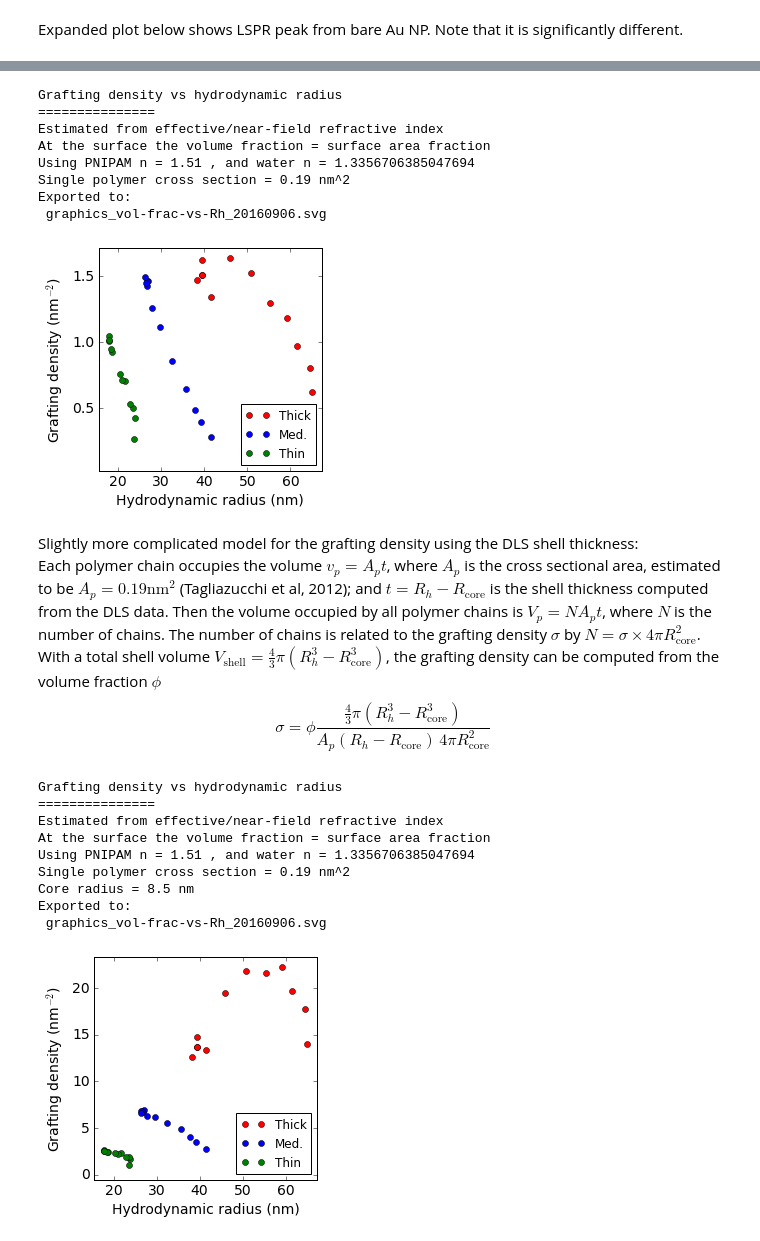
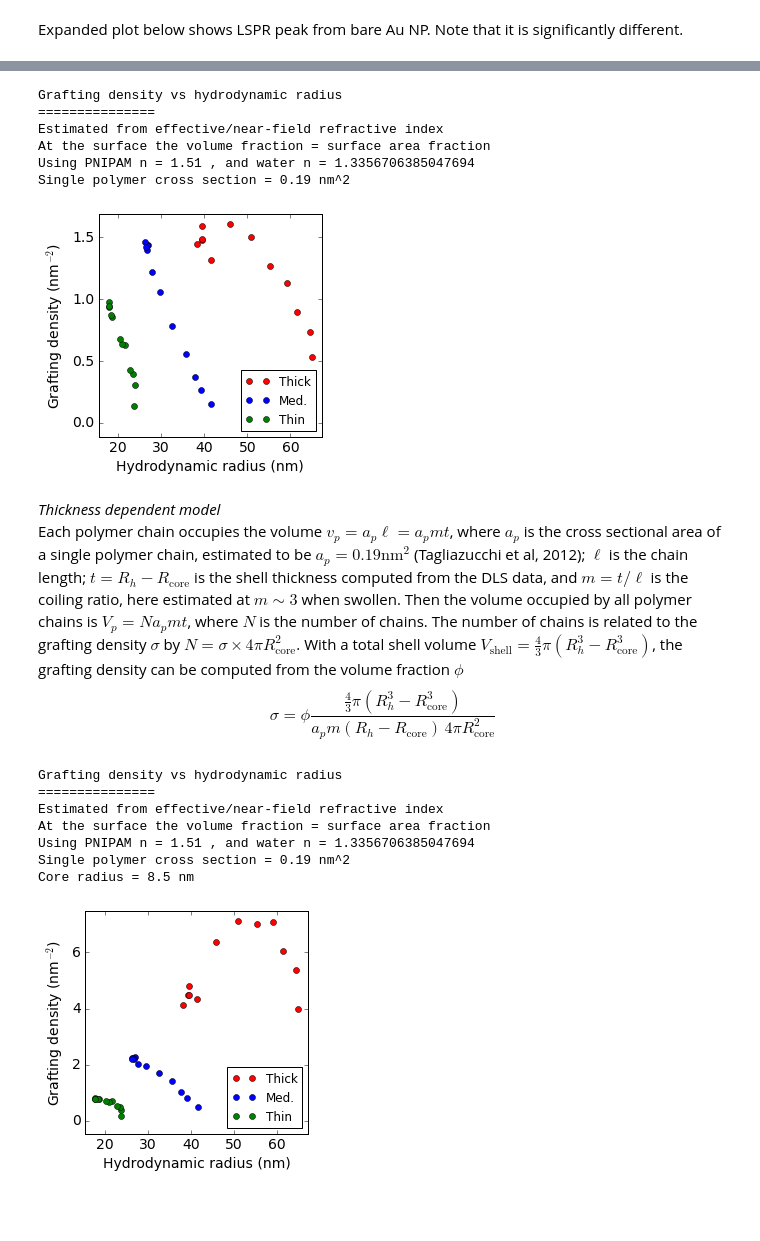
Before and after one commit to jpsfitz/nanooptics, a Jupyter notebook: AuNPs and shell structure.ipynb, the cells around one changed output, grey strips where cells are left out. Drawn from its saved outputs; the diff is of its cells as text; code cells hidden in the pictures; blank space fills up the shorter version.

```diff
--- a/AuNPs and shell structure.ipynb
+++ b/AuNPs and shell structure.ipynb
@@ -1208,9 +1986,8 @@ def plotAndSave ():
     ## Save and display
     timestamp = ('{:%Y%m%d}'.format(datetime.datetime.now()))
     exportFormat = '.svg'
-    filename = "graphics_"+"lspr-wl-nm-vs-nmed_" + timestamp + exportFormat
-    pylab.savefig(filename, transparent=True)
-    print("Exported to:\n", filename)
+    filename = "graphics/" + timestamp + "_lspr-wl-nm-vs-nmed" + exportFormat
+    pylab.savefig(filename); print("Exported to:\n", filename)
     pylab.show()
 
 plotAndSave()
@@ -1239,9 +2101,9 @@ def plotAndSave ():
     x3, y3 = x[len(spectraTemps[0])+len(spectraTemps[1])+1:], y[len(spectraTemps[0])+len(spectraTemps[1])+1:]
 
     ## Specific format options
-    pylab.plot(x1, y1, 'o', color='red', label="Thick")
-    pylab.plot(x2, y2, 'o', color='blue', label="Med.")
-    pylab.plot(x3, y3, 'o', color='green', label="Thin")
+    pylab.plot(x1, y1, 'o:', color='red', label="Thick")
+    pylab.plot(x2, y2, 'o:', color='blue', label="Med.")
+    pylab.plot(x3, y3, 'o:', color='green', label="Thin")
     pylab.ylabel("Effective refractive index")
     pylab.xlabel("Hydrodynamic radius (nm)")
     pylab.legend(loc='lower right', fontsize=12)
@@ -1261,9 +2123,8 @@ def plotAndSave ():
     ## Save and display
     timestamp = ('{:%Y%m%d}'.format(datetime.datetime.now()))
     exportFormat = '.svg'
-    filename = "graphics_"+"wl-LSPR-vs-Rh_" + timestamp + exportFormat
-    pylab.savefig(filename, transparent=True)
-    print("Exported to:\n", filename)
+    filename = "graphics/" + timestamp + "_wl-LSPR-vs-Rh" + exportFormat
+    pylab.savefig(filename, transparent=True); print("Exported to:\n", filename)
     pylab.show()
 
 plotAndSave()
@@ -1297,9 +2160,9 @@ def plotAndSave ():
     x3, y3 = x[len(spectraTemps[0])+len(spectraTemps[1])+1:], y[len(spectraTemps[0])+len(spectraTemps[1])+1:]
 
     ## Specific format options
-    pylab.plot(x1, y1, 'o', color='red', label="Thick")
-    pylab.plot(x2, y2, 'o', color='blue', label="Med.")
-    pylab.plot(x3, y3, 'o', color='green', label="Thin")
+    pylab.plot(x1, y1, 'o:', color='red', label="Thick")
+    pylab.plot(x2, y2, 'o:', color='blue', label="Med.")
+    pylab.plot(x3, y3, 'o:', color='green', label="Thin")
     pylab.ylabel("Polymer volume fraction (%)")
     pylab.xlabel("Hydrodynamic radius (nm)")
     pylab.legend(loc='lower right', fontsize=12)
@@ -1319,9 +2182,8 @@ def plotAndSave ():
     ## Save and display
     timestamp = ('{:%Y%m%d}'.format(datetime.datetime.now()))
     exportFormat = '.svg'
-    filename = "graphics_"+"vol-frac-vs-Rh_" + timestamp + exportFormat
-    pylab.savefig(filename, transparent=True)
-    print("Exported to:\n", filename)
+    filename = "graphics/" + timestamp + "_vol-frac-vs-Rh" + exportFormat
+    # pylab.savefig(filename); print("Exported to:\n", filename)
     pylab.show()
 
 plotAndSave()
@@ -1384,9 +2253,8 @@ def plotAndSave ():
     ## Save and display
     timestamp = ('{:%Y%m%d}'.format(datetime.datetime.now()))
     exportFormat = '.svg'
-    filename = "graphics_"+"vol-frac-vs-Rh_" + timestamp + exportFormat
-    pylab.savefig(filename, transparent=True)
-    print("Exported to:\n", filename)
+    filename = "graphics/" + timestamp + "_vol-frac-vs-Rh" + exportFormat
+    # pylab.savefig(filename); print("Exported to:\n", filename)
     pylab.show()
 
 plotAndSave()
@@ -1397,13 +2265,11 @@ Estimated from effective/near-field refractive index
 At the surface the volume fraction = surface area fraction
 Using PNIPAM n = 1.51 , and water n = 1.3356706385047694
 Single polymer cross section = 0.19 nm^2
-Exported to:
- graphics_vol-frac-vs-Rh_20160906.svg
-[figure, old version]
+[figure, new version]
 # %% [markdown]
-Slightly more complicated model for the grafting density using the DLS shell thickness:
-Each polymer chain occupies the volume $v_p = A_p t$, where $A_p$ is the cross sectional area, estimated to be $A_p = 0.19 \mathrm{nm}^2$ (Tagliazucchi et al, 2012); and $t = R_h - R_{\mathrm{core}}$ is the shell thickness computed from the DLS data. Then the volume occupied by all polymer chains is $V_p = N A_p t$, where $N$ is the number of chains. The number of chains is related to the grafting density $\sigma$ by $N = \sigma\times 4\pi R_{\mathrm{core}}^2$. With a total shell volume $V_{\mathrm{shell}} = \frac43 \pi \left(R_h^3-R_{\mathrm{core}}^3\right)$, the grafting density can be computed from the volume fraction $\phi$
-$$ \sigma = \phi \frac{\frac43\pi (R_h^3 - R_{\mathrm{core}}^3)}{A_p (R_h - R_{\mathrm{core}})\,4\pi R_{\mathrm{core}}^2}$$
+*Thickness dependent model*
+Each polymer chain occupies the volume $v_p = a_p \ell = a_p m t$, where $a_p$ is the cross sectional area of a single polymer chain, estimated to be $a_p = 0.19 \mathrm{nm}^2$ (Tagliazucchi et al, 2012); $\ell$ is the chain length; $t = R_h - R_{\mathrm{core}}$ is the shell thickness computed from the DLS data, and $m=t/\ell$ is the coiling ratio, here estimated at $m\sim3$ when swollen. Then the volume occupied by all polymer chains is $V_p = N a_p m t$, where $N$ is the number of chains. The number of chains is related to the grafting density $\sigma$ by $N = \sigma\times 4\pi R_{\mathrm{core}}^2$. With a total shell volume $V_{\mathrm{shell}} = \frac43 \pi \left(R_h^3-R_{\mathrm{core}}^3\right)$, the grafting density can be computed from the volume fraction $\phi$
+$$ \sigma = \phi \frac{\frac43\pi (R_h^3 - R_{\mathrm{core}}^3)}{a_p m (R_h - R_{\mathrm{core}})\,4\pi R_{\mathrm{core}}^2}$$
 # %%
 nmedOfMieLSPRnm = interpolate.interp1d(lsprMiePeakArray[:,1], lsprMiePeakArray[:,0], kind="cubic")
 nPNIPAM = 1.51
@@ -1412,9 +2278,10 @@ lsprPeaknmedArray = np.asarray(list(map(nmedOfMieLSPRnm, lsprPeakArray[:,0])))
 volFracArray = (lsprPeaknmedArray - nSolv)/(nPNIPAM-nSolv)
 segVolnm3, segLnm = 0.095, 0.5 # Taken from Tagliazucchi et al 2012, http://dx.doi.org/10.1021/nn303221y
 segAnm2 = segVolnm3/segLnm
+coilm = 3
 RhnmArray = lsprPeakArray[:,2]
 shellVolnm3Array = (4/3)*pi*(RhnmArray**3-rCorenm**3)
-graftingDensityArray = volFracArray*shellVolnm3Array/(segAnm2*(RhnmArray-rCorenm)*4*pi*rCorenm**2)
+graftingDensityArray = volFracArray*shellVolnm3Array/(segAnm2*coilm*(RhnmArray-rCorenm)*4*pi*rCorenm**2)
 
 print('Grafting density vs hydrodynamic radius')
 print('===============')
@@ -1440,36 +2307,33 @@ def plotAndSave ():
     pylab.ylabel("Grafting density (nm$^{-2}$)")
     pylab.xlabel("Hydrodynamic radius (nm)")
     pylab.legend(loc='lower right', fontsize=12)
 
     ## General format options
     aspectRatio = dx/dy
     figWidthcm = 8.9
     figSizein = [figWidthcm/2.54, aspectRatio*figWidthcm/2.54]
     fig = pylab.figure(1, figsize=(figSizein[0],figSizein[1]))
     pylab.subplot(111)
     pylab.rcParams.update({'font.size': 14})
     pylab.axes().set_aspect(aspectRatio)
     pylab.xlim(xLimits[0]-0.05*dx, xLimits[1]+0.05*dx)
     pylab.ylim(yLimits[0]-0.05*dy, yLimits[1]+0.05*dy)
     pylab.locator_params(nbins=7)
 
     ## Save and display
     timestamp = ('{:%Y%m%d}'.format(datetime.datetime.now()))
     exportFormat = '.svg'
-    filename = "graphics_"+"vol-frac-vs-Rh_" + timestamp + exportFormat
-    pylab.savefig(filename, transparent=True)
-    print("Exported to:\n", filename)
+    filename = "graphics/" + timestamp + "_vol-frac-vs-Rh" + exportFormat
+    # pylab.savefig(filename); print("Exported to:\n", filename)
     pylab.show()
 
 plotAndSave()
 # %% [output]
 Grafting density vs hydrodynamic radius
 ===============
 Estimated from effective/near-field refractive index
 At the surface the volume fraction = surface area fraction
 Using PNIPAM n = 1.51 , and water n = 1.3356706385047694
 Single polymer cross section = 0.19 nm^2
 Core radius = 8.5 nm
-Exported to:
- graphics_vol-frac-vs-Rh_20160906.svg
-[figure, old version]
+[figure, new version]
```
Also changed, not shown: parts of 79 cells of this notebook.
